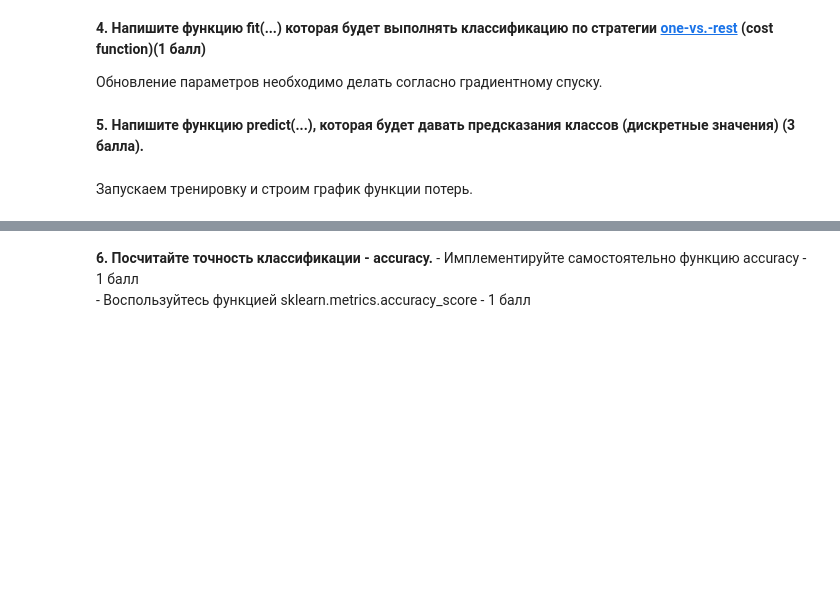
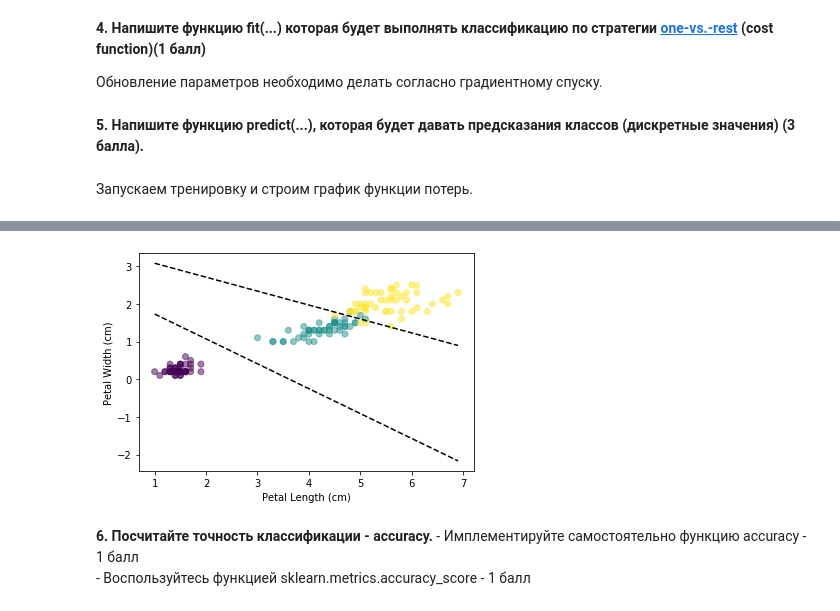
Before and after one commit to koren-v/DataScienceCourse-Hillel, a Jupyter notebook: LogReg for multiclass classification.ipynb, the cells around one changed output, grey strips where cells are left out. Saved outputs shown, nothing was run; the diff lists cells and outputs as text; code cells hidden in the pictures; blank space fills up the shorter version.

```diff
--- a/LogReg for multiclass classification.ipynb
+++ b/LogReg for multiclass classification.ipynb
@@ -134,12 +139,14 @@ plt.xlabel('Number Epochs'); plt.ylabel('Cost');
 Если всё прошло правильно, то должно получиться нечно такое:
 ![image.png](attachment:image.png)
 # %%
-plt.scatter(x[:, 0], x[:, 1], c=y, alpha=0.5)
+plt.scatter(x[:, 0], x[:, 1], c = np.ravel(y), alpha=0.5)
 plt.xlabel("Petal Length (cm)"); plt.ylabel("Petal Width (cm)");
 for theta in [thetas[0],thetas[2]]:
-    j = np.array([x_train[:, 0].min(), x_train[:, 0].max()])
+    j = np.array([x[:, 0].min(), x[:, 0].max()])
     k = -(j * theta[1] + theta[0]) / theta[2]
     plt.plot(j, k, color='k', linestyle="--")
+# %% [output]
+[figure, added]
 # %% [markdown]
 **6. Посчитайте точность классификации - accuracy.**
     - Имплементируйте самостоятельно функцию accuracy - 1 балл
```
Also changed, not shown: parts of 17 cells of this notebook.
